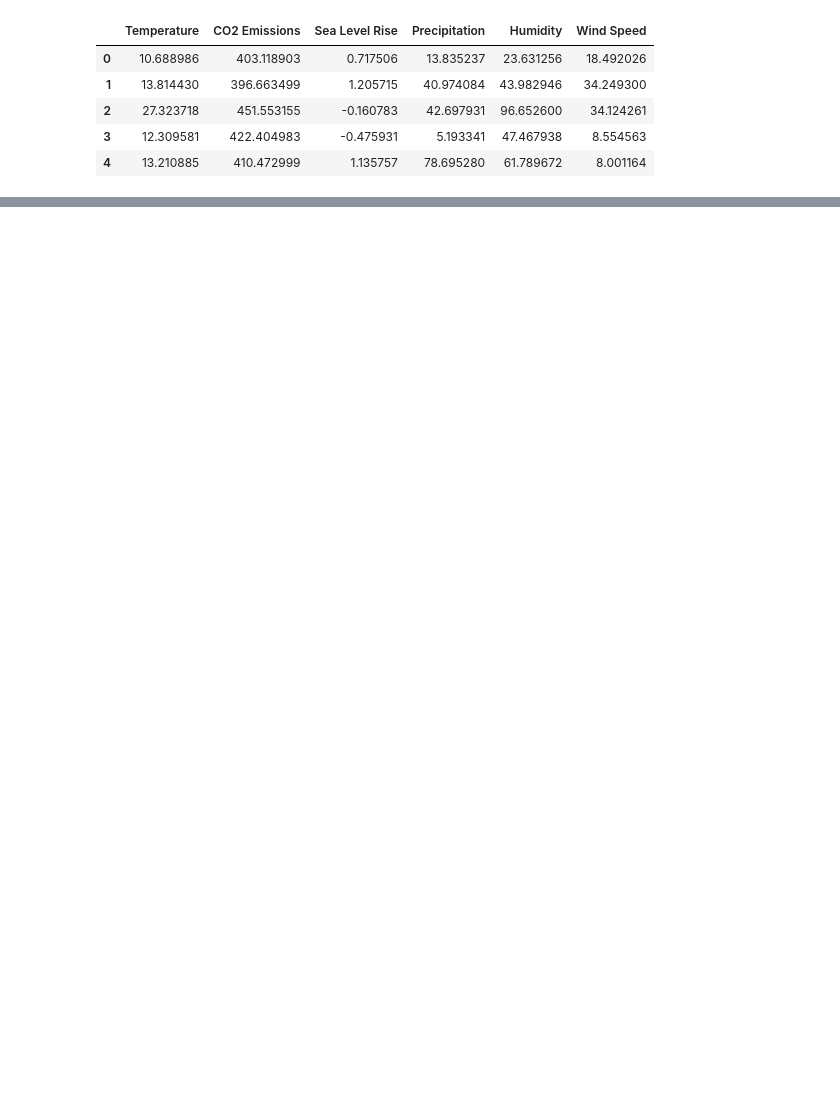
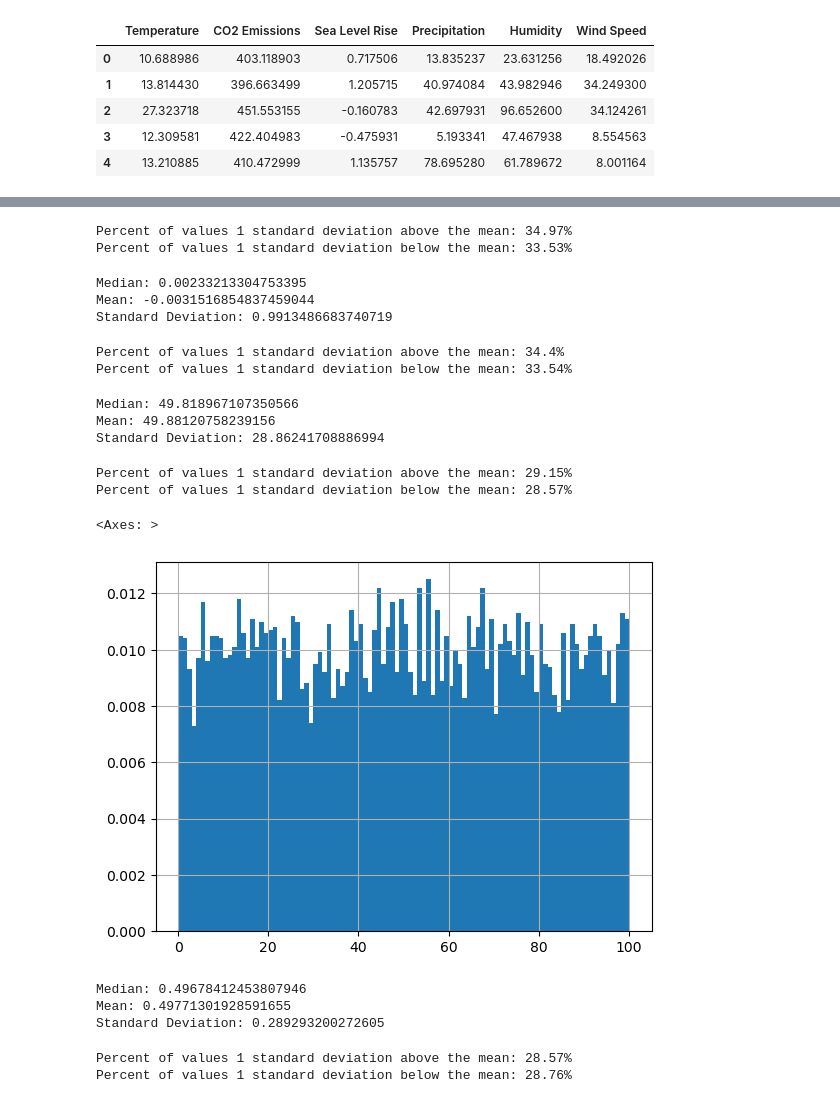
Before and after one commit to totallythemayor/STAT4185_Final_Project, a Jupyter notebook: main.ipynb, the cells around one changed output, grey strips where cells are left out. Cells and saved outputs as stored; diff of their text form; code cells hidden in the pictures; blank space fills up the shorter version.

```diff
--- a/main.ipynb
+++ b/main.ipynb
@@ -40,0 +66,58 @@ df['Humidity'] = df['Humidity'].apply(convert_to_decimal)
+# %%
+# The distribution of CO2 emissions is fairly normal.
+print(f'Percent of values 1 standard deviation above the mean: {df[df["CO2 Emissions"] > df["CO2 Emissions"].mean()][df["CO2 Emissions"] <= (df["CO2 Emissions"].mean() + df["CO2 Emissions"].std())].shape[0] / df.shape[0] * 100}%')
+print(f'Percent of values 1 standard deviation below the mean: {df[df["CO2 Emissions"] < df["CO2 Emissions"].mean()][df["CO2 Emissions"] >= (df["CO2 Emissions"].mean() - df["CO2 Emissions"].std())].shape[0] / df.shape[0] * 100}%')
+# %% [output]
+Percent of values 1 standard deviation above the mean: 34.97%
+Percent of values 1 standard deviation below the mean: 33.53%
+# %%
+print(f'Median: {df["Sea Level Rise"].median()}')
+print(f'Mean: {df["Sea Level Rise"].mean()}')
+print(f'Standard Deviation: {df["Sea Level Rise"].std()}')
+# %% [output]
+Median: 0.00233213304753395
+Mean: -0.0031516854837459044
+Standard Deviation: 0.9913486683740719
+# %%
+# The distribution of sea level rise is fairly normal.
+print(f'Percent of values 1 standard deviation above the mean: {df[df["Sea Level Rise"] > df["Sea Level Rise"].mean()][df["Sea Level Rise"] <= (df["Sea Level Rise"].mean() + df["Sea Level Rise"].std())].shape[0] / df.shape[0] * 100}%')
+print(f'Percent of values 1 standard deviation below the mean: {df[df["Sea Level Rise"] < df["Sea Level Rise"].mean()][df["Sea Level Rise"] >= (df["Sea Level Rise"].mean() - df["Sea Level Rise"].std())].shape[0] / df.shape[0] * 100}%')
+# %% [output]
+Percent of values 1 standard deviation above the mean: 34.4%
+Percent of values 1 standard deviation below the mean: 33.54%
+# %%
+print(f'Median: {df["Precipitation"].median()}')
+print(f'Mean: {df["Precipitation"].mean()}')
+print(f'Standard Deviation: {df["Precipitation"].std()}')
+# %% [output]
+Median: 49.818967107350566
+Mean: 49.88120758239156
+Standard Deviation: 28.86241708886994
+# %%
+# The distribution of precipitation is somewhat normal, but not quite.
+print(f'Percent of values 1 standard deviation above the mean: {df[df["Precipitation"] > df["Precipitation"].mean()][df["Precipitation"] <= (df["Precipitation"].mean() + df["Precipitation"].std())].shape[0] / df.shape[0] * 100}%')
+print(f'Percent of values 1 standard deviation below the mean: {df[df["Precipitation"] < df["Precipitation"].mean()][df["Precipitation"] >= (df["Precipitation"].mean() - df["Precipitation"].std())].shape[0] / df.shape[0] * 100}%')
+# %% [output]
+Percent of values 1 standard deviation above the mean: 29.15%
+Percent of values 1 standard deviation below the mean: 28.57%
+# %%
+# Precipitation is not normally distributed, but it is not skewed.
+df['Precipitation'].hist(density=True, bins=100)
+# %% [output]
+<Axes: >
+[figure, added]
+# %%
+print(f'Median: {df["Humidity"].median()}')
+print(f'Mean: {df["Humidity"].mean()}')
+print(f'Standard Deviation: {df["Humidity"].std()}')
+# %% [output]
+Median: 0.49678412453807946
+Mean: 0.49771301928591655
+Standard Deviation: 0.289293200272605
+# %%
+# The distribution of temperatures is somewhat normal, but not quite.
+print(f'Percent of values 1 standard deviation above the mean: {df[df["Humidity"] > df["Humidity"].mean()][df["Humidity"] <= (df["Humidity"].mean() + df["Humidity"].std())].shape[0] / df.shape[0] * 100}%')
+print(f'Percent of values 1 standard deviation below the mean: {df[df["Humidity"] < df["Humidity"].mean()][df["Humidity"] >= (df["Humidity"].mean() - df["Humidity"].std())].shape[0] / df.shape[0] * 100}%')
+# %% [output]
+Percent of values 1 standard deviation above the mean: 28.57%
+Percent of values 1 standard deviation below the mean: 28.76%
```
Also changed, not shown: parts of 14 cells of this notebook.
